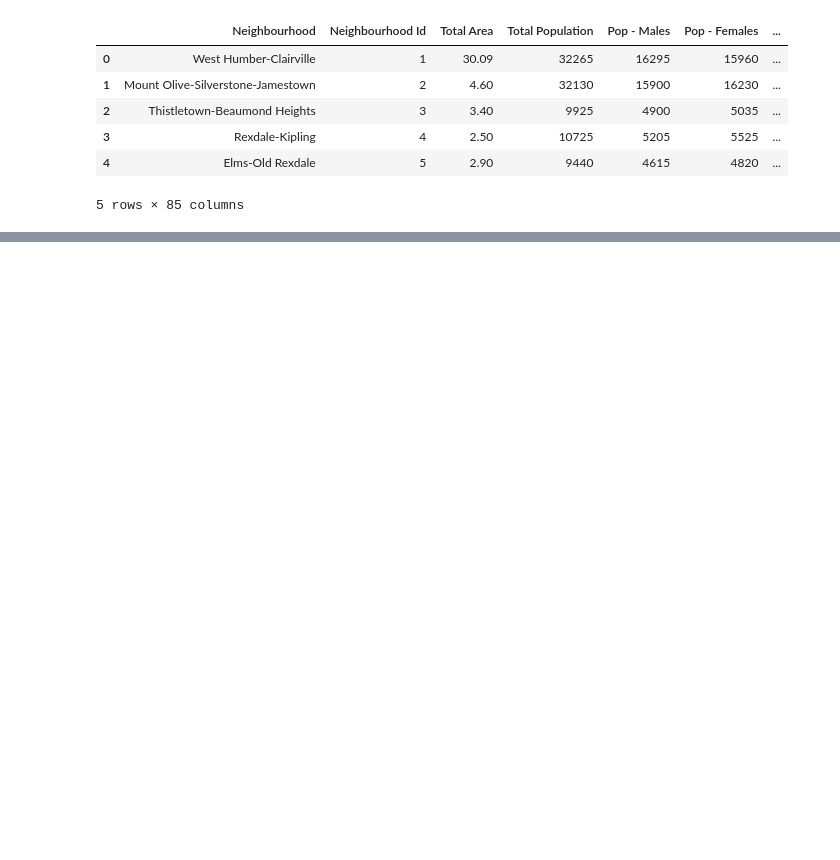
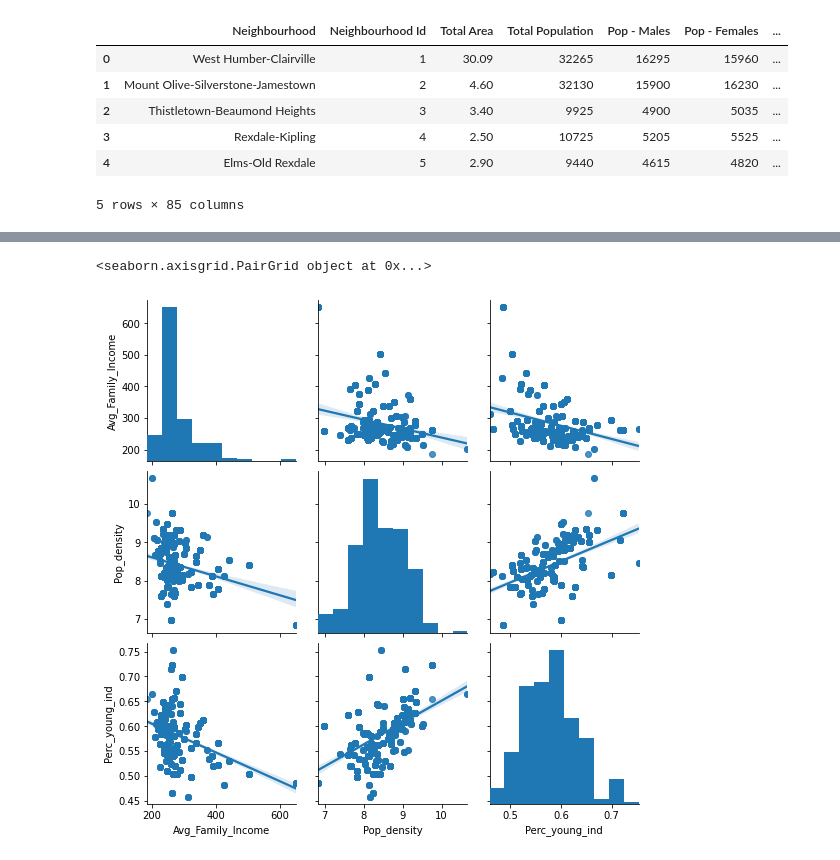
Before and after one commit to fkeppeler/Coursera_Capstone, a Jupyter notebook: Clash_of_Neighbourhoods_Capstone_DataScienceIBM.ipynb, the cells around one changed output, grey strips where cells are left out. Drawn from its saved outputs; the diff is of its cells as text; code cells hidden in the pictures; blank space fills up the shorter version.

```diff
--- a/Clash_of_Neighbourhoods_Capstone_DataScienceIBM.ipynb
+++ b/Clash_of_Neighbourhoods_Capstone_DataScienceIBM.ipynb
@@ -131,0 +113,3 @@ schools.head()
+# %%
+main_table=pd.merge (schools,neighbourhoods_merged,how='left',on='Neighbourhood')
+main_table.head(6)
@@ -131,0 +137,10 @@ schools.head()
+# %%
+main_table['Pop_density_marker'] = pd.cut(main_table['Pop_density'], bins=3,
+                              labels=['yellow', 'orange', 'red'])
+
+
+for index, row in main_table.iterrows():
+    folium.CircleMarker([row['LATITUDE'], row['LONGITUDE']],
+                    radius=2,
+                    color=row['Pop_density_marker']).add_to(map_toronto)
+map_toronto
@@ -131,0 +149,11 @@ schools.head()
+# %%
+map_toronto = folium.Map(location=[latitude, longitude], zoom_start=11,tiles='Stamen Toner')
+
+main_table['Avg_Family_Income_marker'] = pd.cut(main_table['Avg_Family_Income'], bins=3,
+                              labels=['yellow', 'orange', 'red'])
+
+for index, row in main_table.iterrows():
+    folium.CircleMarker([row['LATITUDE'], row['LONGITUDE']],
+                    radius=2,
+                    color=row['Avg_Family_Income_marker']).add_to(map_toronto)
+map_toronto
@@ -131,0 +162,11 @@ schools.head()
+# %%
+map_toronto = folium.Map(location=[latitude, longitude], zoom_start=11,tiles='Stamen Toner')
+
+main_table['Perc_young_ind_marker'] = pd.cut(main_table['Perc_young_ind'], bins=3,
+                              labels=['yellow', 'orange', 'red'])
+
+for index, row in main_table.iterrows():
+    folium.CircleMarker([row['LATITUDE'], row['LONGITUDE']],
+                    radius=2,
+                    color=row['Perc_young_ind_marker']).add_to(map_toronto)
+map_toronto
@@ -131,0 +175,6 @@ schools.head()
+# %%
+features = main_table[['Avg_Family_Income','Pop_density','Perc_young_ind']]
+g = sns.pairplot(features,kind="reg")
+# %% [output]
+<seaborn.axisgrid.PairGrid object at 0x...>
+[figure, added]
```
Also changed, not shown: parts of 13 cells of this notebook.
